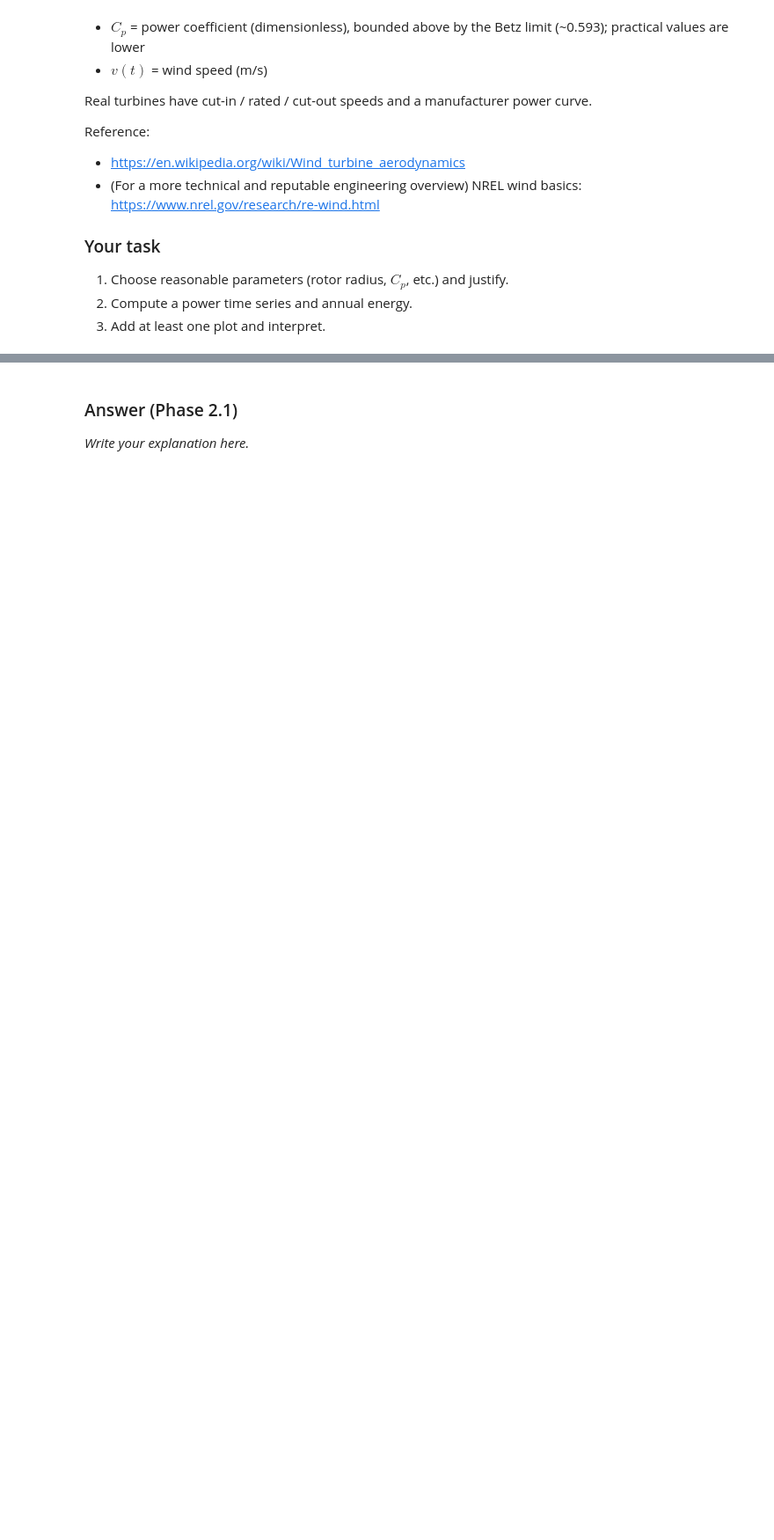
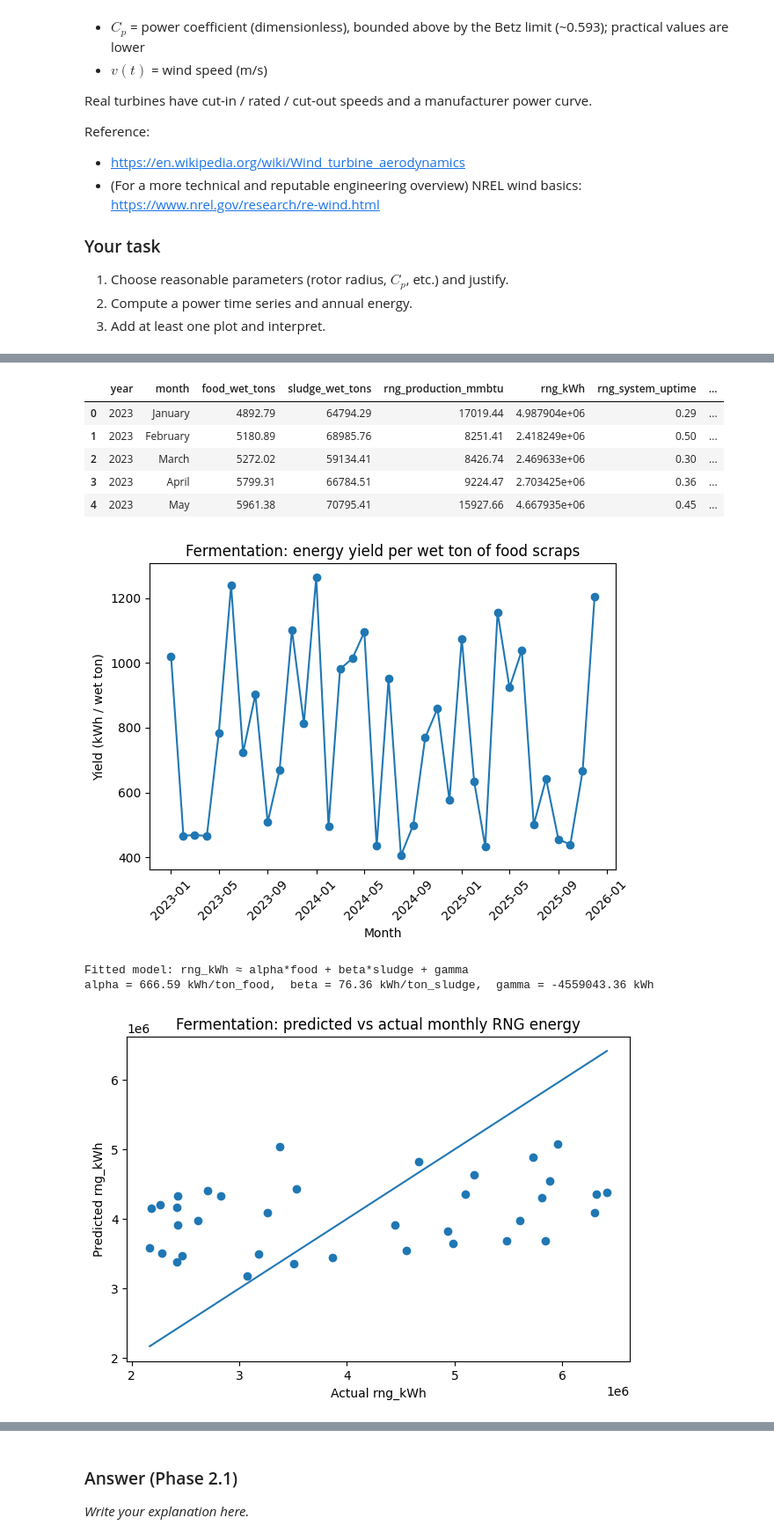
Before and after one commit to DanielCao-7/RP3-Group-7, a Jupyter notebook: RP3_math_notebook_package/RP3_math_notebook_package/RP3_Math_Energy_Notebook_HANDOUT_v3.ipynb, the cells around one changed output, grey strips where cells are left out. Shown at 88% size. Drawn from its saved outputs; the diff is of its cells as text; code cells hidden in the pictures; blank space fills up the shorter version.

```diff
--- a/RP3_math_notebook_package/RP3_math_notebook_package/RP3_Math_Energy_Notebook_HANDOUT_v3.ipynb
+++ b/RP3_math_notebook_package/RP3_math_notebook_package/RP3_Math_Energy_Notebook_HANDOUT_v3.ipynb
@@ -389,30 +405,43 @@ if TECH == "Fermentation":
 
     X = np.column_stack([
         df_reg["food_wet_tons"].to_numpy(),
         df_reg["sludge_wet_tons"].to_numpy(),
         np.ones(len(df_reg))
     ])
     y = df_reg["rng_kWh"].to_numpy()
 
     # Least squares solution
     coeff, *_ = np.linalg.lstsq(X, y, rcond=None)
     alpha, beta, gamma = coeff
 
     print(f"Fitted model: rng_kWh ≈ alpha*food + beta*sludge + gamma")
     print(f"alpha = {alpha:.2f} kWh/ton_food,  beta = {beta:.2f} kWh/ton_sludge,  gamma = {gamma:.2f} kWh")
 
     # Predicted vs actual plot
     yhat = X @ coeff
     plt.figure()
     plt.scatter(y, yhat)
     lo, hi = float(min(y.min(), yhat.min())), float(max(y.max(), yhat.max()))
     plt.plot([lo,hi],[lo,hi])
     plt.title("Fermentation: predicted vs actual monthly RNG energy")
     plt.xlabel("Actual rng_kWh")
     plt.ylabel("Predicted rng_kWh")
     plt.tight_layout()
     plt.show()
 
     # Optional: yearly yield summary
     yearly = df_f.groupby("year")["Y_food_kWh_per_ton"].agg(["mean","std","count"])
     display(yearly)
+
+TECH="Nuclear Fission"
+# %% [output]
+|  | year | month | food_wet_tons | sludge_wet_tons | rng_production_mmbtu | rng_kWh | rng_system_uptime | ... |
+| 0 | 2023 | January | 4892.79 | 64794.29 | 17019.44 | 4.987904e+06 | 0.29 | ... |
+| 1 | 2023 | February | 5180.89 | 68985.76 | 8251.41 | 2.418249e+06 | 0.50 | ... |
+| 2 | 2023 | March | 5272.02 | 59134.41 | 8426.74 | 2.469633e+06 | 0.30 | ... |
+| 3 | 2023 | April | 5799.31 | 66784.51 | 9224.47 | 2.703425e+06 | 0.36 | ... |
+| 4 | 2023 | May | 5961.38 | 70795.41 | 15927.66 | 4.667935e+06 | 0.45 | ... |
+[figure, added]
+Fitted model: rng_kWh ≈ alpha*food + beta*sludge + gamma
+alpha = 666.59 kWh/ton_food,  beta = 76.36 kWh/ton_sludge,  gamma = -4559043.36 kWh
+[figure, added]
```
Also changed, not shown: parts of 14 cells of this notebook.
